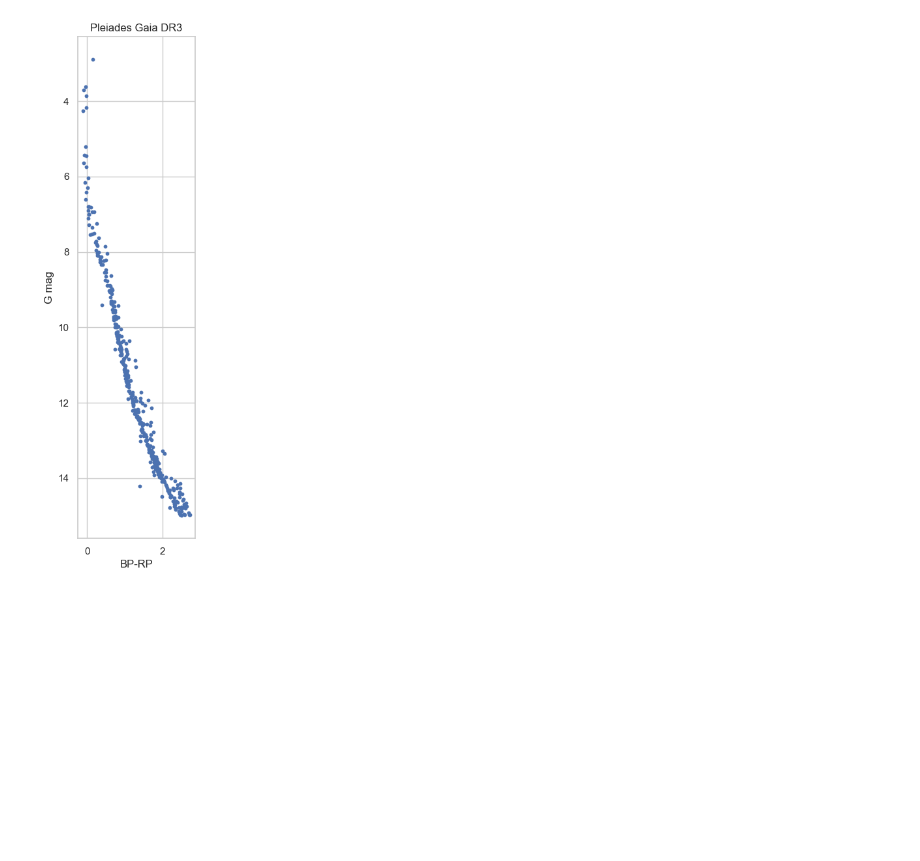
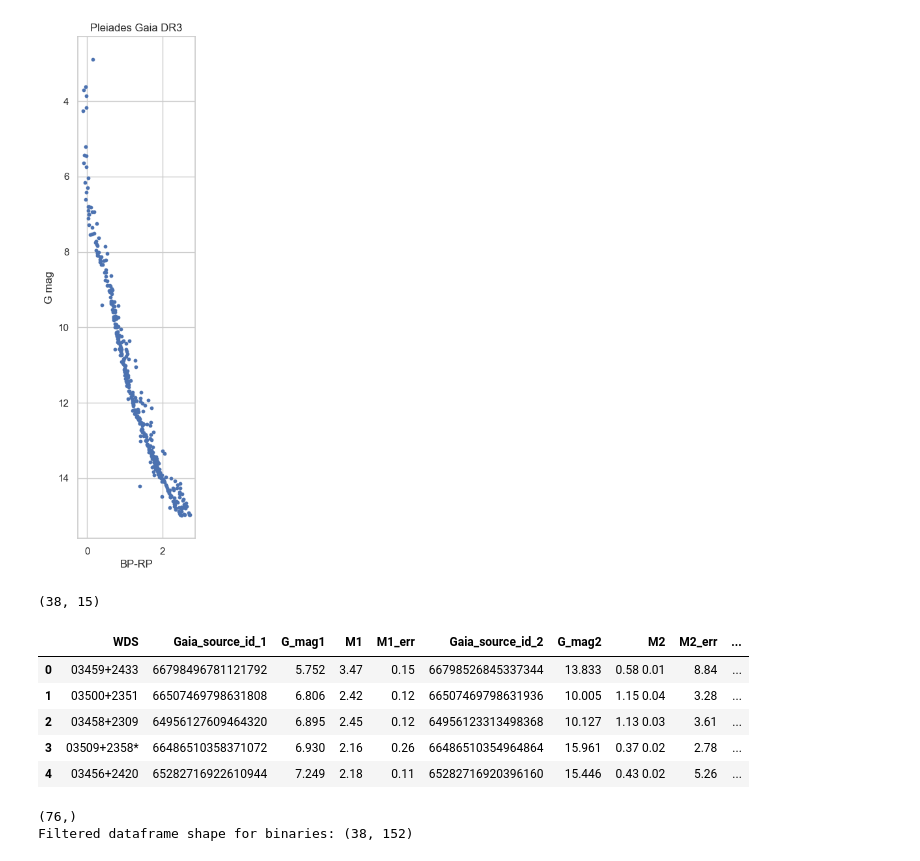
Before and after one commit to marcoboscato/celestial_mechanics, a Jupyter notebook: Exam/Pleiadi_orbits/retrive_binaries.ipynb, the cells around one changed output. Drawn from its saved outputs; the diff is of its cells as text; code cells hidden in the pictures; blank space fills up the shorter version.

Commit message:
done binary candidate and started orbit parameters

```diff
--- a/Exam/Pleiadi_orbits/retrive_binaries.ipynb
+++ b/Exam/Pleiadi_orbits/retrive_binaries.ipynb
@@ -128,0 +131,42 @@ df_filtered.to_csv(
+# %%
+## Let's open the binaries from Chulkov et al. 2023
+#Chulkov_binaries = np.genfromtxt("DATA/Binaries_Chulkov.txt", dtype=None, encoding="utf-8")
+#df_binaries = pd.DataFrame(Chulkov_binaries)
+
+df_binaries = pd.read_csv("DATA/Binaries_Chulkov.txt", sep="\t", comment="#", header=None)
+df_binaries.columns = [
+    "WDS",
+    "Gaia_source_id_1",
+    "G_mag1",
+    "M1",
+    "M1_err",
+    "Gaia_source_id_2",
+    "G_mag2",
+    "M2",
+    "M2_err",
+    "ang_sep",
+    "d_proper_motion",
+    "paralx_err12", "P", "q", "notes"
+]
+print(df_binaries.shape)
+df_binaries.head()
+# %% [output]
+(38, 15)
+|  | WDS | Gaia_source_id_1 | G_mag1 | M1 | M1_err | Gaia_source_id_2 | G_mag2 | M2 | M2_err | ... |
+| 0 | 03459+2433 | 66798496781121792 | 5.752 | 3.47 | 0.15 | 66798526845337344 | 13.833 | 0.58 0.01 | 8.84 | ... |
+| 1 | 03500+2351 | 66507469798631808 | 6.806 | 2.42 | 0.12 | 66507469798631936 | 10.005 | 1.15 0.04 | 3.28 | ... |
+| 2 | 03458+2309 | 64956127609464320 | 6.895 | 2.45 | 0.12 | 64956123313498368 | 10.127 | 1.13 0.03 | 3.61 | ... |
+| 3 | 03509+2358* | 66486510358371072 | 6.930 | 2.16 | 0.26 | 66486510354964864 | 15.961 | 0.37 0.02 | 2.78 | ... |
+| 4 | 03456+2420 | 65282716922610944 | 7.249 | 2.18 | 0.11 | 65282716920396160 | 15.446 | 0.43 0.02 | 5.26 | ... |
+# %%
+# Extracting the indices, ensuring only valid integers are used
+ids_1 = df_binaries["Gaia_source_id_1"].values
+ids_2 = df_binaries["Gaia_source_id_2"].values
+binary_indices = np.concatenate([ids_1, ids_2])
+print(binary_indices.shape)
+
+df_binaries_Chulkov = df_filtered[df_filtered['source_id'].isin(binary_indices)]
+print(f"Filtered dataframe shape for binaries: {df_binaries_Chulkov.shape}")
+# %% [output]
+(76,)
+Filtered dataframe shape for binaries: (38, 152)
```
Also changed, not shown: parts of 7 cells of this notebook, 18 other files.
